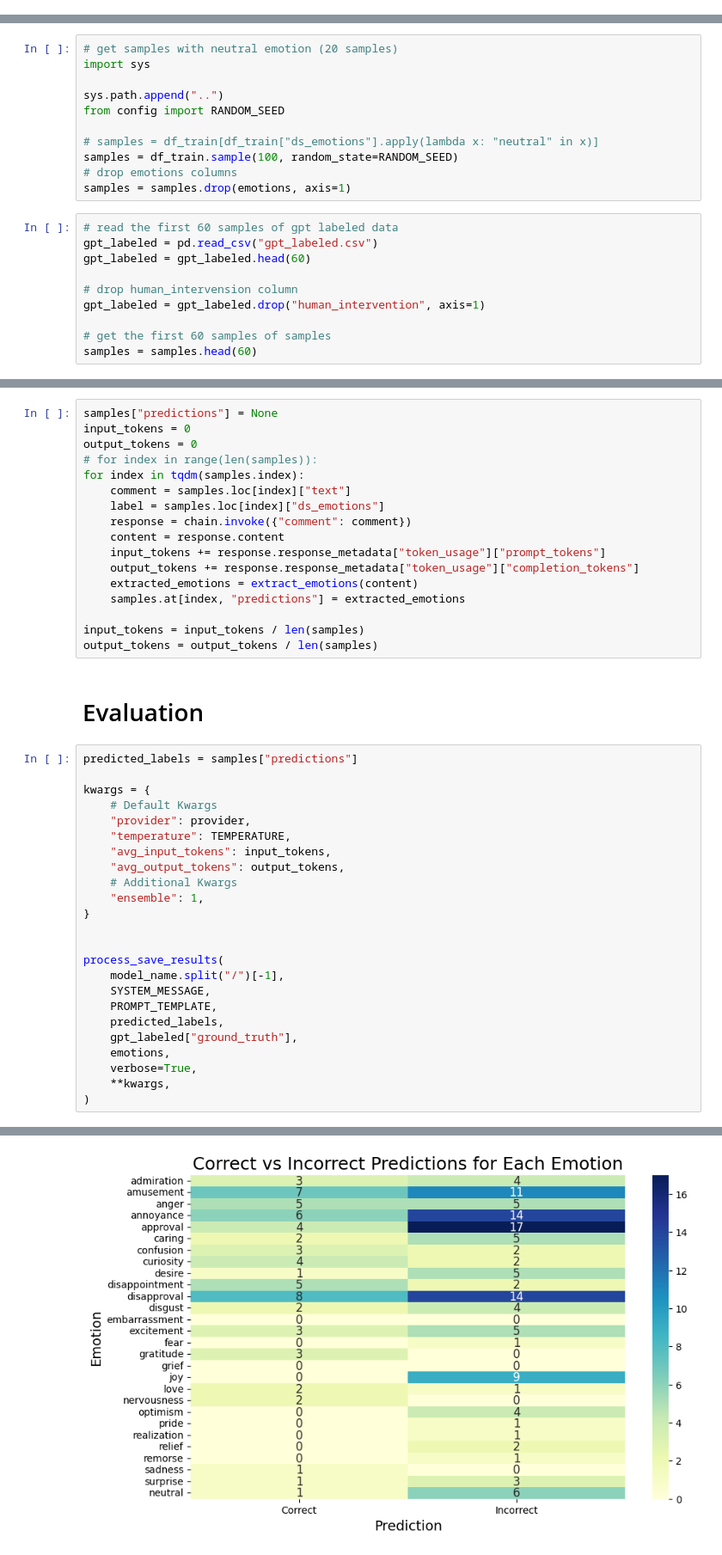
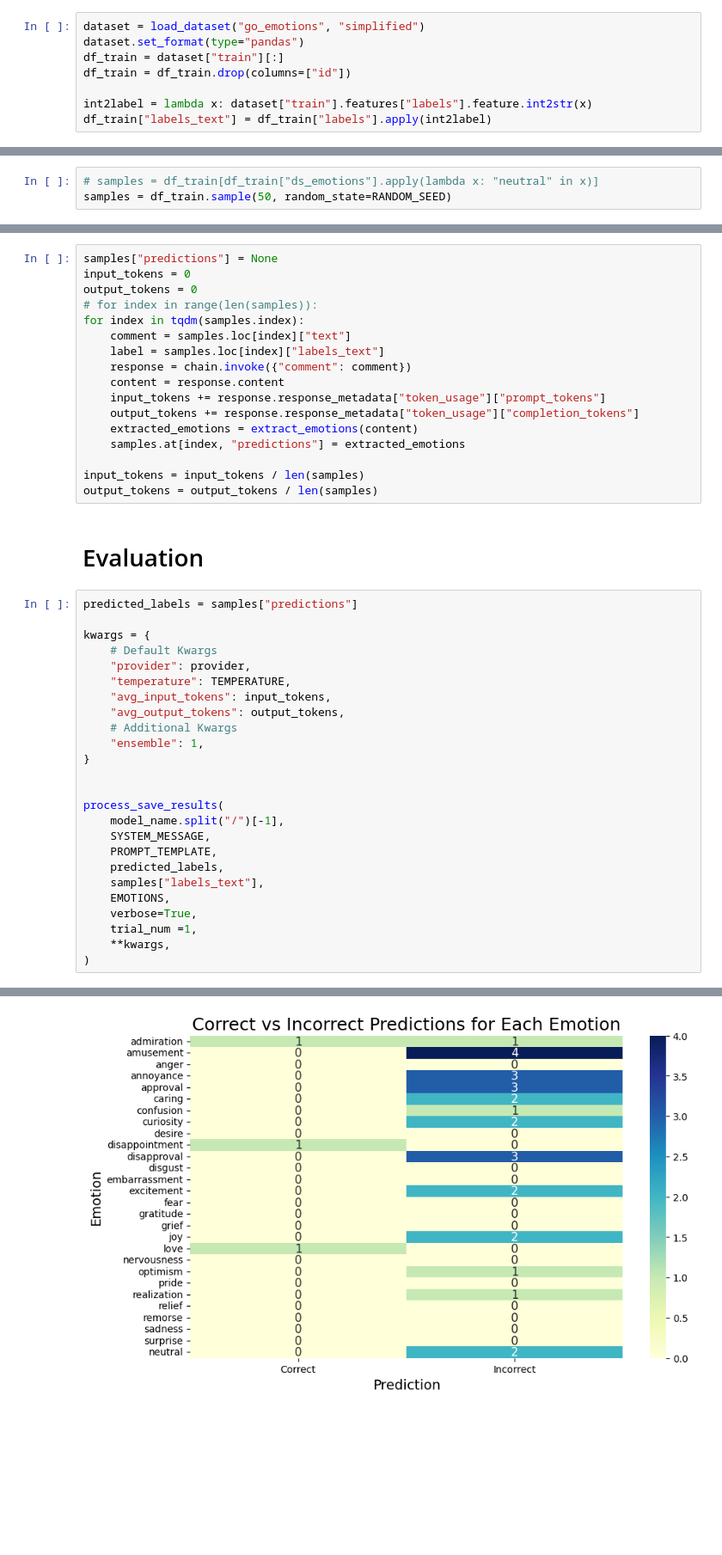
Before and after one commit to AminMohamed-3/LEGO, a Jupyter notebook: Dataset/cleaning.ipynb, the cells around one changed output, grey strips where cells are left out. Shown: that part at 86% size. Drawn from its saved outputs; the diff is of its cells as text; blank space fills up the shorter version.

Commit message:
adapting cleaning pipeline to simplified dataset

```diff
--- a/Dataset/cleaning.ipynb
+++ b/Dataset/cleaning.ipynb
@@ -33,0 +25,8 @@ df_train["ds_emotions"] = df_train[emotions].progress_apply(
+# %%
+dataset = load_dataset("go_emotions", "simplified")
+dataset.set_format(type="pandas")
+df_train = dataset["train"][:]
+df_train = df_train.drop(columns=["id"])
+
+int2label = lambda x: dataset["train"].features["labels"].feature.int2str(x)
+df_train["labels_text"] = df_train["labels"].apply(int2label)
@@ -34,24 +40,6 @@ df_train["ds_emotions"] = df_train[emotions].progress_apply(
 # %%
-# get samples with neutral emotion (20 samples)
-import sys
-
-sys.path.append("..")
-from config import RANDOM_SEED
-
 # samples = df_train[df_train["ds_emotions"].apply(lambda x: "neutral" in x)]
-samples = df_train.sample(100, random_state=RANDOM_SEED)
-# drop emotions columns
-samples = samples.drop(emotions, axis=1)
+samples = df_train.sample(50, random_state=RANDOM_SEED)
-# %%
-# read the first 60 samples of gpt labeled data
-gpt_labeled = pd.read_csv("gpt_labeled.csv")
-gpt_labeled = gpt_labeled.head(60)
-
-# drop human_intervension column
-gpt_labeled = gpt_labeled.drop("human_intervention", axis=1)
-
-# get the first 60 samples of samples
-samples = samples.head(60)
 # %% [markdown]
 # LLM Labeling
 # %%
@@ -116,7 +99,7 @@ output_tokens = 0
 # for index in range(len(samples)):
 for index in tqdm(samples.index):
     comment = samples.loc[index]["text"]
-    label = samples.loc[index]["ds_emotions"]
+    label = samples.loc[index]["labels_text"]
     response = chain.invoke({"comment": comment})
     content = response.content
     input_tokens += response.response_metadata["token_usage"]["prompt_tokens"]
@@ -147,9 +130,10 @@ process_save_results(
     SYSTEM_MESSAGE,
     PROMPT_TEMPLATE,
     predicted_labels,
-    gpt_labeled["ground_truth"],
-    emotions,
+    samples["labels_text"],
+    EMOTIONS,
     verbose=True,
+    trial_num =1,
     **kwargs,
 )
 # %% [output]
@@ -162 +146 @@ Average Accuracy: 0.9292
-[figure, old version]
+[figure, new version]
```
Also changed, not shown: parts of 5 cells of this notebook, 2 other files.
